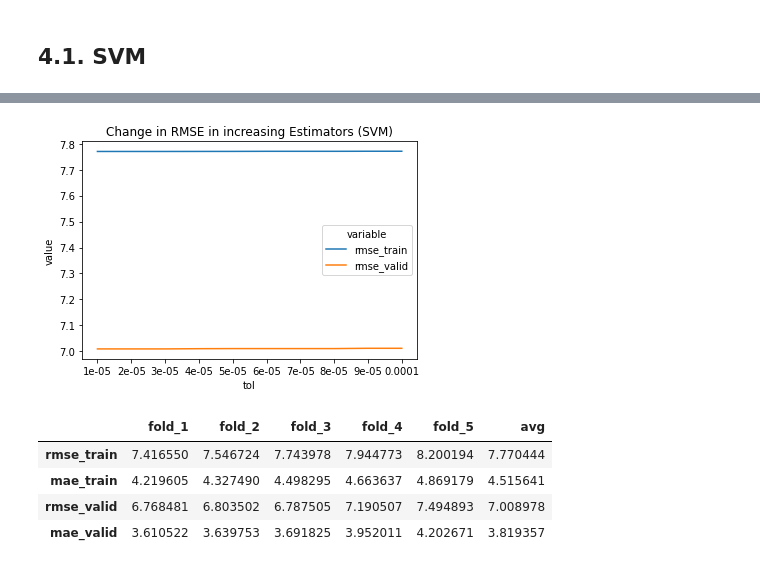
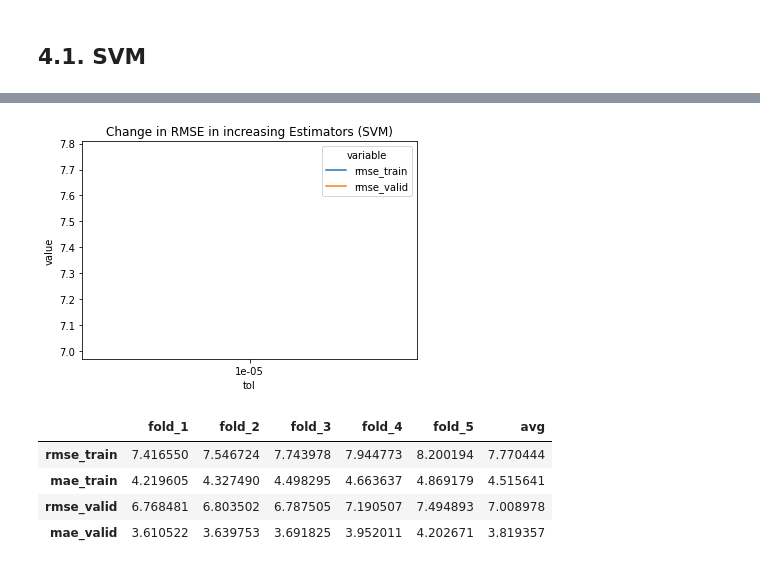
Before and after one commit to oguzhanakan0/spare-part-prediction, a Jupyter notebook: modeling.ipynb, the cells around one changed output, grey strips where cells are left out. Saved outputs shown, nothing was run; the diff lists cells and outputs as text; code cells hidden in the pictures.

```diff
--- a/modeling.ipynb
+++ b/modeling.ipynb
@@ -263,7 +265,7 @@ def run_kfold_model(df,model,model_name,final_features,fold_indexes,folds=[1,2,3
 ### 2.3.1. K-Nearest Neighbor Regressor (KNN)
 # %%
 neighbors_list = [2,3,4,5,6,7,8,9,10,20]
-# neighbors_list = [5]
+neighbors_list = [10]
 # %%
 cumulative_model_results_knn = {}
 for neighbor in neighbors_list:
@@ -451,7 +300,7 @@ predictions are made for valid_x!
 # 2.3.2. Random Forest (RF)
 # %%
 estimators_list = [10,20,30,40,50,60,70,80,90,100]
-# estimators_list = [100]
+estimators_list = [100]
 # %%
 cumulative_model_results_rf = {}
 for estimator in estimators_list:
@@ -643,7 +397,7 @@ predictions are made for valid_x!
 ### 2.3.3. Gradient Boosting (GB)
 # %%
 estimators_list = [100, 200, 300, 400, 500, 600, 700, 800, 900, 1000]
-# estimators_list = [1000]
+estimators_list = [1000]
 # %%
 cumulative_model_results_gb = {}
 for estimator in estimators_list:
@@ -1000,6 +692,7 @@ fig.set_xticklabels(labels=monthly_orders_per_model.period_str,rotation=45);
 # %%
 cumulative_model_results_svm = {}
 tols = [0.00001,0.00002,0.00003,0.00004,0.00005,0.00006,0.00007,0.00008,0.00009,0.00010]
+tols = [0.00001]
 for tol in tols:
     svm = LinearSVR(
               tol=tol,
@@ -1184,23 +724,24 @@ predictions are made for valid_x!
 # %%
 tols = [0.00001,0.00002,0.00003,0.00004,0.00005,0.00006,0.00007,0.00008,0.00009,0.00010]
+tols = [0.00001]
 x, y1, y2=[], [], []
 for tol in tols:
     svm_results = get_metrics_from_results(cumulative_model_results_svm)[str(tol)]
     svm_results['avg'] = svm_results.mean(axis=1)
     x.append(tol)
     y1.append(svm_results.loc['rmse_train'].avg)
     y2.append(svm_results.loc['rmse_valid'].avg)
 
 re = pd.DataFrame([x,y1,y2]).T
 re.columns=['tol','rmse_train','rmse_valid']
 re = re.melt(id_vars=['tol'])
 
 fig = sns.lineplot(data=re,x='tol',y='value',hue='variable')
 fig.set_xticks(tols);
 fig.set_xticklabels(tols);
 fig.set_title('Change in RMSE in increasing Estimators (SVM)');
 # %% [output]
-[figure, old version]
+[figure, new version]
 # %%
 svm_results = get_metrics_from_results(cumulative_model_results_svm)[str(0.00001)]
 svm_results['avg'] = svm_results.mean(axis=1)
```
Also changed, not shown: parts of 92 cells of this notebook, 6 other files.
